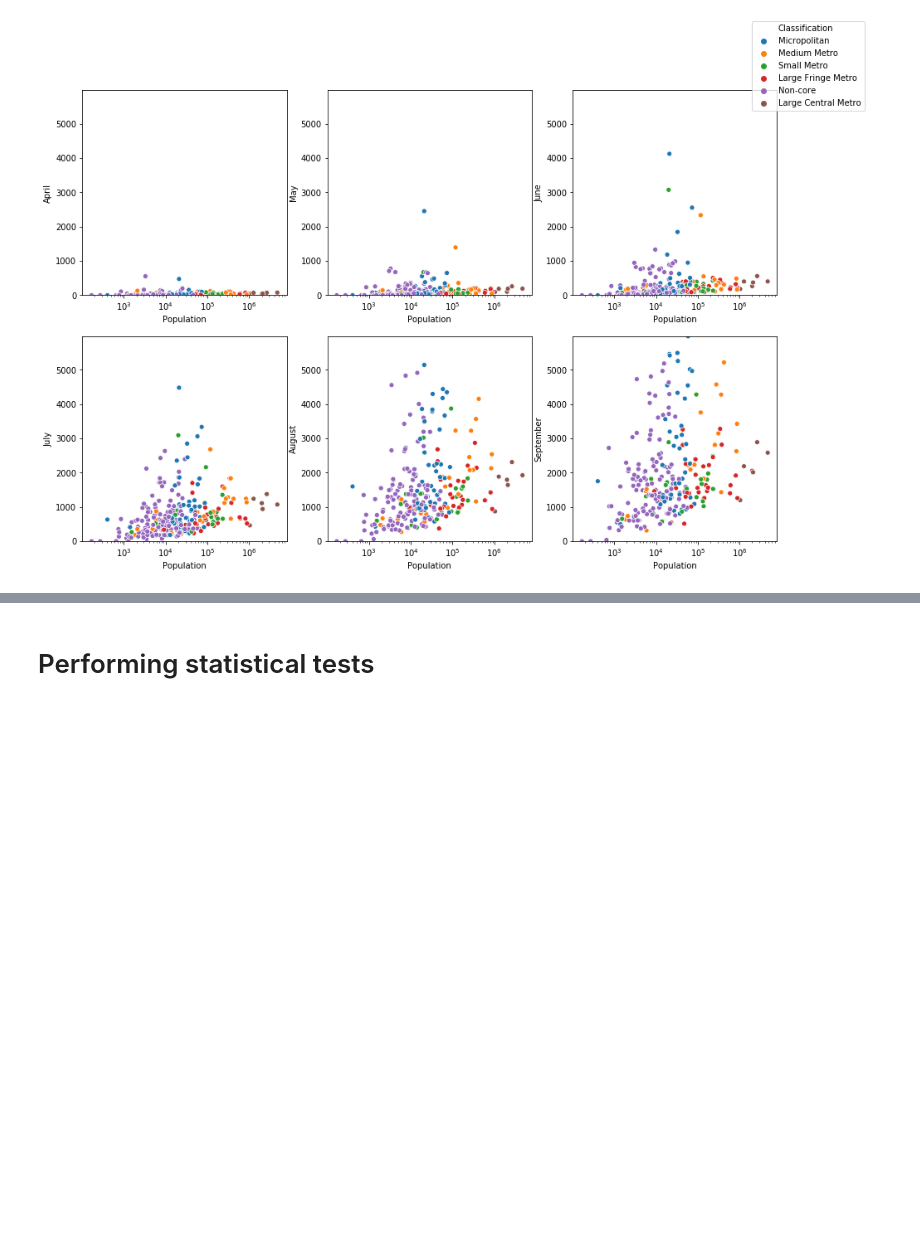
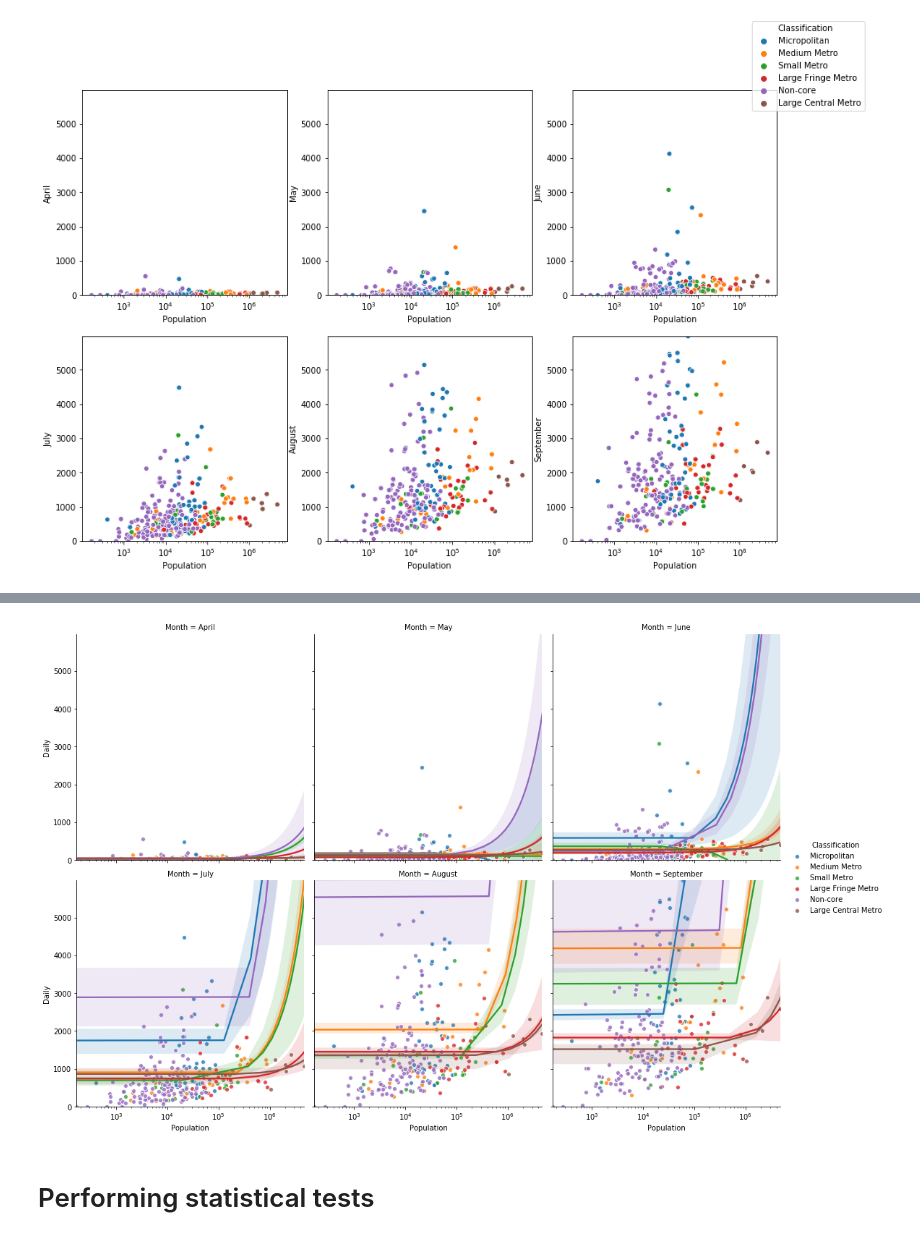
Before and after one commit to Data-Analytics-2020/Hypothesis-Testing-Assignment, a Jupyter notebook: hypothesis_8.ipynb, the cells around one changed output, grey strips where cells are left out. Drawn from its saved outputs; the diff is of its cells as text; code cells hidden in the pictures; blank space fills up the shorter version.

Commit message:
perform a regression on scatterplot

```diff
--- a/hypothesis_8.ipynb
+++ b/hypothesis_8.ipynb
@@ -237,0 +225,6 @@ fig3.savefig('graphs/hypothesis_8_3.png')
+# %%
+melt_avg_month_df = avg_month_df.drop(avg_month_df.keys()[3], axis=1)
+keys = melt_avg_month_df.keys()
+melt_avg_month_df = pd.melt(melt_avg_month_df, id_vars=keys[:3], value_vars=keys[3:], var_name='Month', value_name='Daily')
+# melt_avg_month_df.sort_values(by=['Population'])
+melt_avg_month_df
@@ -238,3 +245,16 @@ fig3.savefig('graphs/hypothesis_8_3.png')
+# %%
+import seaborn as sns
+
+pop = melt_avg_month_df['Population']
+daily = melt_avg_month_df['Daily']
+
+g = sns.lmplot(data=melt_avg_month_df, col='Month', x='Population', y='Daily', scatter=True,
+               hue='Classification', col_wrap=3, ci=40, scatter_kws={'linewidths':1, 'edgecolor':'w'})
+g.set(xlim=(pop.min(), pop.max()), ylim=(daily.min(), daily.max()), xscale='log')
+
+g.savefig('graphs/hypothesis_8_4.png')
+# %% [output]
+[figure, added]
 # %% [markdown]
 # Performing statistical tests
 # %% [markdown]
```
Also changed, not shown: parts of 8 cells of this notebook, 2 other files.
